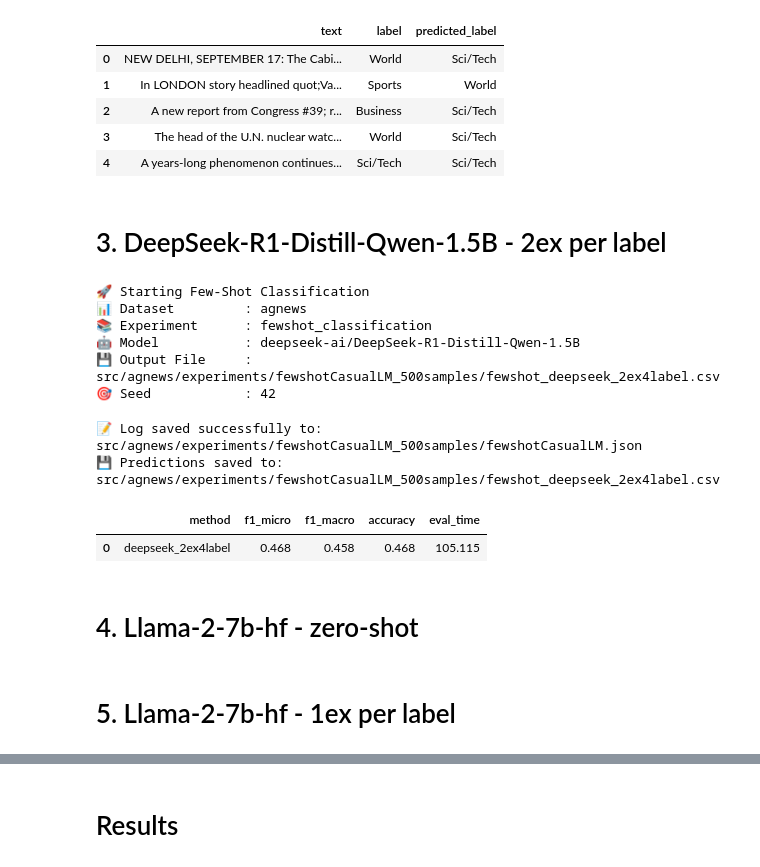
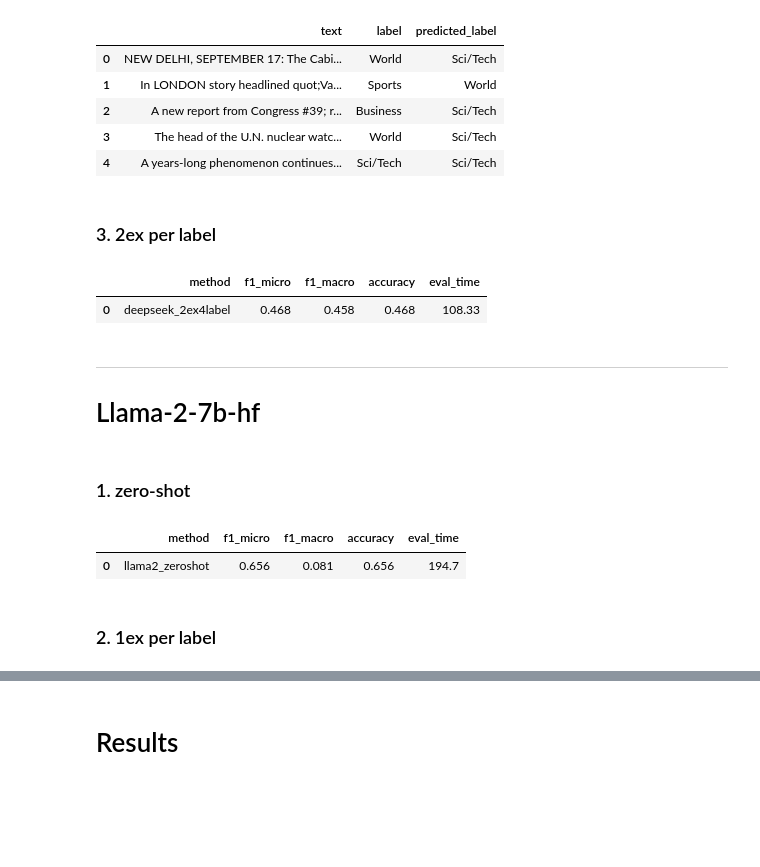
Before and after one commit to AlessandroGhiotto/thesis-nlp, a Jupyter notebook: src/agnews/fewshotCasualLM_agnews.ipynb, the cells around one changed output, grey strips where cells are left out. Saved outputs shown, nothing was run; the diff lists cells and outputs as text; code cells hidden in the pictures; blank space fills up the shorter version.

```diff
--- a/src/agnews/fewshotCasualLM_agnews.ipynb
+++ b/src/agnews/fewshotCasualLM_agnews.ipynb
@@ -171,18 +172,8 @@ df_res["predicted_label"].value_counts().plot(kind="bar", figsize=(10, 5))
 # %%
 name = "fewshot_deepseek_1ex4label.csv"
-
-config = {
-    "dataset_name": "agnews",
-    "experiment_name": "fewshot_classification",
-    "fewshot_df": _1ex_perlabel,
-    "test_df": dev_df,
-    "instruction": instruction,
-    "model": model,
-    "tokenizer": tokenizer,
-    "output_file": os.path.join(FOLDER_DIR, name),
-    "log_file": LOG_FILE,
-    "seed": 42,
-}
+config = base_config.copy()
+config["fewshot_df"] = _1ex_perlabel
+config["output_file"] = os.path.join(FOLDER_DIR, name)
 
 details = main_fewshot_classification(config)
 results.append(get_results(details))
@@ -205,38 +191,24 @@ display(df_res.head())
 | 3 | The head of the U.N. nuclear watc... | World | Sci/Tech |
 | 4 | A years-long phenomenon continues... | Sci/Tech | Sci/Tech |
 # %% [markdown]
-# 3. DeepSeek-R1-Distill-Qwen-1.5B - 2ex per label
+### 3. 2ex per label
 # %%
 name = "fewshot_deepseek_2ex4label.csv"
-
-config = {
-    "dataset_name": "agnews",
-    "experiment_name": "fewshot_classification",
-    "fewshot_df": _2ex_perlabel,
-    "test_df": dev_df,
-    "instruction": instruction,
-    "model": model,
-    "tokenizer": tokenizer,
-    "output_file": os.path.join(FOLDER_DIR, name),
-    "log_file": LOG_FILE,
-    "seed": 42,
-}
+config = base_config.copy()
+config["fewshot_df"] = _2ex_perlabel
+config["output_file"] = os.path.join(FOLDER_DIR, name)
 
 details = main_fewshot_classification(config)
 results.append(get_results(details))
 # %% [output]
-🚀 Starting Few-Shot Classification
-📊 Dataset         : agnews
-📚 Experiment      : fewshot_classification
-🤖 Model           : deepseek-ai/DeepSeek-R1-Distill-Qwen-1.5B
-💾 Output File     : src/agnews/experiments/fewshotCasualLM_500samples/fewshot_deepseek_2ex4label.csv
-🎯 Seed            : 42
-📝 Log saved successfully to: src/agnews/experiments/fewshotCasualLM_500samples/fewshotCasualLM.json
-💾 Predictions saved to: src/agnews/experiments/fewshotCasualLM_500samples/fewshot_deepseek_2ex4label.csv
 |  | method | f1_micro | f1_macro | accuracy | eval_time |
-| 0 | deepseek_2ex4label | 0.468 | 0.458 | 0.468 | 105.115 |
+| 0 | deepseek_2ex4label | 0.468 | 0.458 | 0.468 | 108.33 |
 # %% [markdown]
-# 4. Llama-2-7b-hf - zero-shot
+
+---
+# Llama-2-7b-hf
+# %% [markdown]
+### 1. zero-shot
 # %%
 if model:
     clear_cuda_cache(model)
@@ -256,23 +243,15 @@ tokenizer = LlamaTokenizer.from_pretrained(model_name, token=HF_TOKEN)
 # %%
 name = "fewshot_llama2_zeroshot.csv"
-
-config = {
-    "dataset_name": "agnews",
-    "experiment_name": "fewshot_classification",
-    "fewshot_df": None,
-    "label": labels,
-    "test_df": dev_df,
-    "instruction": instruction,
-    "model": model,
-    "tokenizer": tokenizer,
-    "output_file": os.path.join(FOLDER_DIR, name),
-    "log_file": LOG_FILE,
-    "seed": 42,
-}
+config = base_config.copy()
+config["fewshot_df"] = None
+config["output_file"] = os.path.join(FOLDER_DIR, name)
 
 details = main_fewshot_classification(config)
 results.append(get_results(details))
+# %% [output]
+|  | method | f1_micro | f1_macro | accuracy | eval_time |
+| 0 | llama2_zeroshot | 0.656 | 0.081 | 0.656 | 194.7 |
 # %% [markdown]
-# 5. Llama-2-7b-hf - 1ex per label
+### 2. 1ex per label
 # %%
 name = "fewshot_llama2_1ex4label.csv"
```
Also changed, not shown: parts of 13 cells of this notebook, 8 other files.
